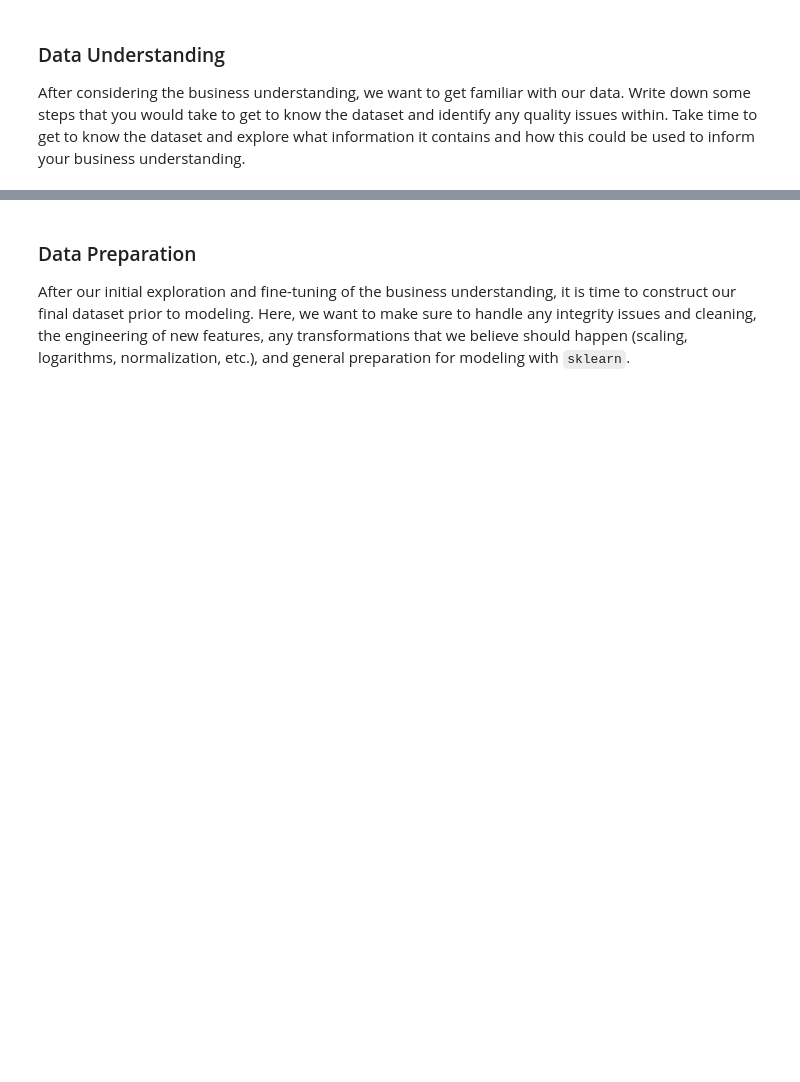
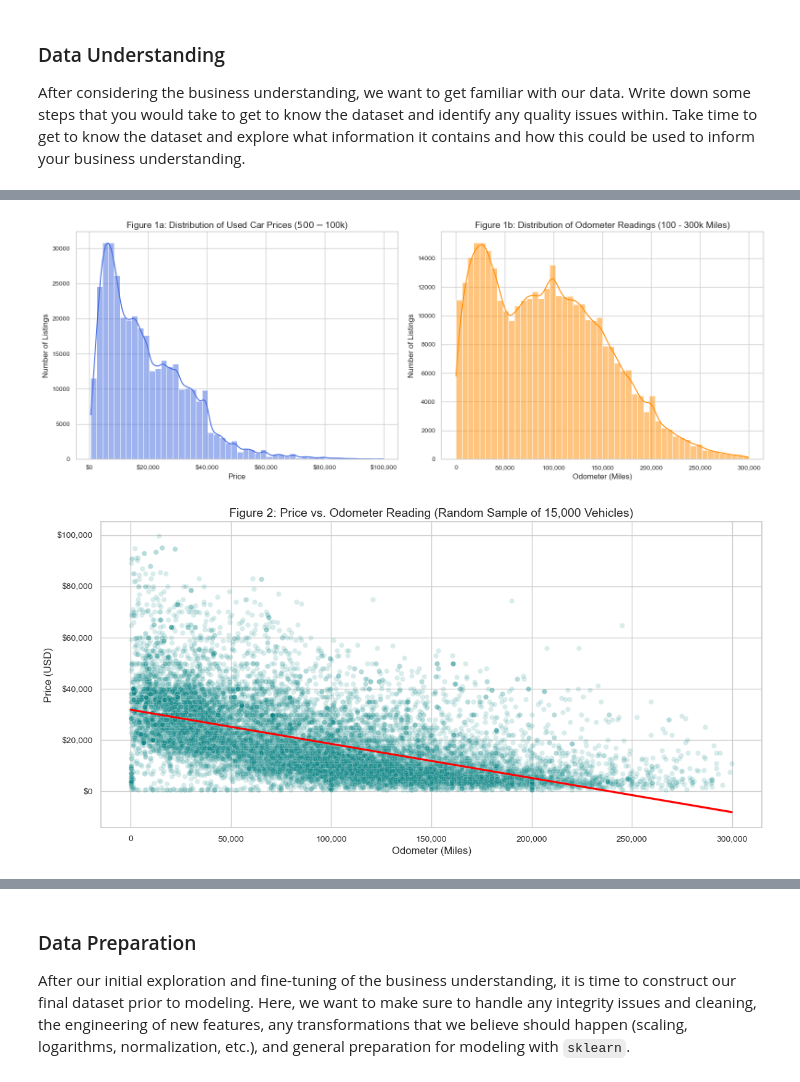
Before and after one commit to siraj-ahmed-cal/practical-application-2, a Jupyter notebook: prompt_II.ipynb, the cells around one changed output, grey strips where cells are left out. Cells and saved outputs as stored; diff of their text form; code cells hidden in the pictures; blank space fills up the shorter version.

Commit message:
Data Understanding complete.

```diff
--- a/prompt_II.ipynb
+++ b/prompt_II.ipynb
@@ -59,0 +76,15 @@ After considering the business understanding, we want to get familiar with our d
+# %%
+# Import required libraries
+import pandas as pd
+import numpy as np
+import matplotlib.pyplot as plt
+import seaborn as sns
+import warnings
+warnings.filterwarnings('ignore', category=FutureWarning)
+
+# Load the dataset
+df = pd.read_csv('data/vehicles.csv')
+
+# Output shape and preview of types
+print("Dataset Shape (Rows, Columns):", df.shape)
+df.info()
@@ -59,0 +209,53 @@ After considering the business understanding, we want to get familiar with our d
+# %%
+# Set visual theme for premium design, readability, and clean aesthetics
+sns.set_theme(style="whitegrid", palette="muted")
+plt.rcParams.update({
+    'figure.figsize': (12, 6),
+    'axes.titlesize': 14,
+    'axes.labelsize': 12,
+    'xtick.labelsize': 10,
+    'ytick.labelsize': 10,
+    'figure.dpi': 100
+})
+
+# Create a copy with realistic thresholds for visual analysis.
+# remove price outliers
+df_viz = df[(df['price'] > 500) & (df['price'] < 100000)].copy()
+# remove odometer outliers
+df_viz = df_viz[(df_viz['odometer'] > 100) & (df_viz['odometer'] < 300000)]
+# remove classic cars
+df_viz = df_viz[df_viz['year'] > 1990]
+
+fig, axes = plt.subplots(1, 2, figsize=(16, 6))
+
+# Subplot 1: Distribution of Price
+sns.histplot(df_viz['price'], bins=50, kde=True, ax=axes[0], color='royalblue')
+axes[0].set_title('Figure 1a: Distribution of Used Car Prices ($500 - $100k)')
+axes[0].set_xlabel('Price')
+axes[0].set_ylabel('Number of Listings')
+axes[0].xaxis.set_major_formatter(plt.FuncFormatter(lambda x, loc: f"${int(x):,}"))
+
+# Subplot 2: Distribution of Odometer
+sns.histplot(df_viz['odometer'], bins=50, kde=True, ax=axes[1], color='darkorange')
+axes[1].set_title('Figure 1b: Distribution of Odometer Readings (100 - 300k Miles)')
+axes[1].set_xlabel('Odometer (Miles)')
+axes[1].set_ylabel('Number of Listings')
+axes[1].xaxis.set_major_formatter(plt.FuncFormatter(lambda x, loc: f"{int(x):,}"))
+
+plt.tight_layout()
+plt.show()
+
+# Relationship between Price and Odometer (Sampled to restrict points plotted to a reasonable number)
+df_sample = df_viz.sample(15000)
+sns.scatterplot(data=df_sample, x='odometer', y='price', alpha=0.15, color='teal')
+sns.regplot(data=df_sample, x='odometer', y='price', scatter=False, color='red')
+plt.title('Figure 2: Price vs. Odometer Reading (Random Sample of 15,000 Vehicles)')
+plt.xlabel('Odometer (Miles)')
+plt.ylabel('Price (USD)')
+plt.gca().yaxis.set_major_formatter(plt.FuncFormatter(lambda y, loc: f"${int(y):,}"))
+plt.gca().xaxis.set_major_formatter(plt.FuncFormatter(lambda x, loc: f"{int(x):,}"))
+plt.tight_layout()
+plt.show()
+# %% [output]
+[figure, added]
+[figure, added]
```
Also changed, not shown: parts of 11 cells of this notebook.
